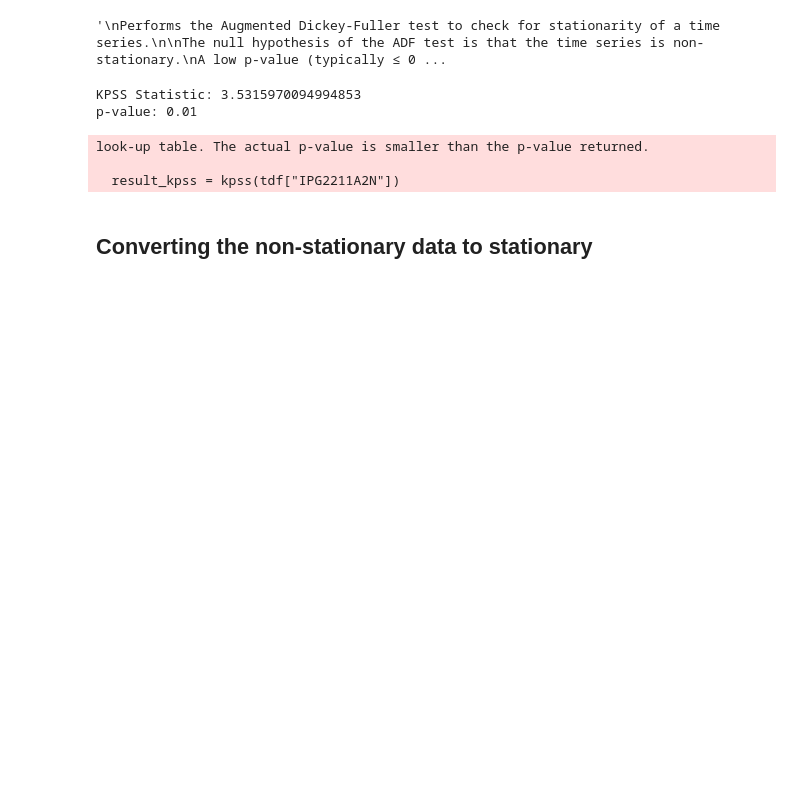
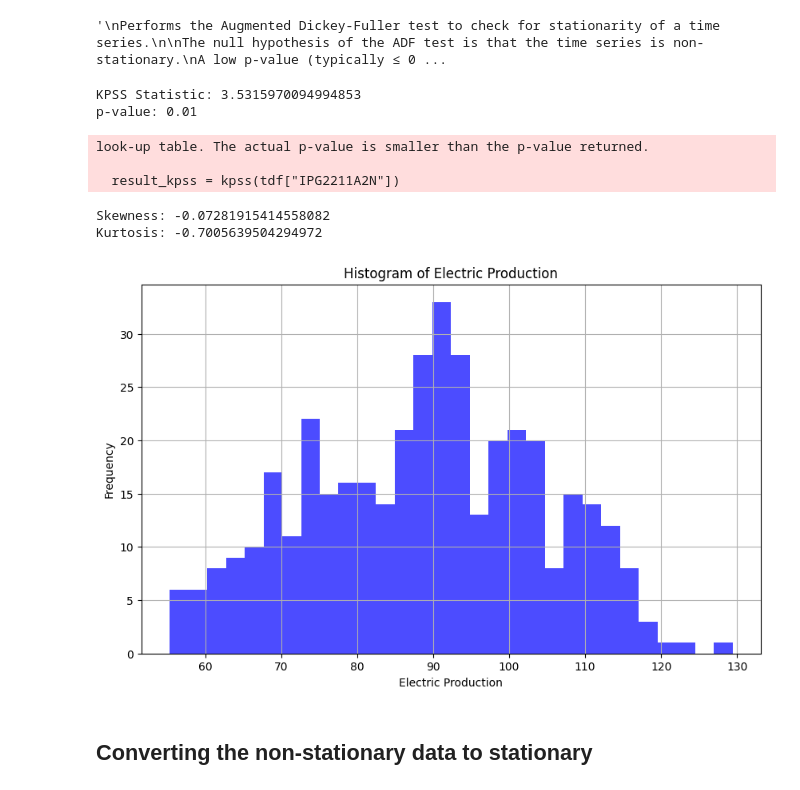
Before and after one commit to injilashah/TSD, a Jupyter notebook: starter_pack.ipynb, the cells around one changed output. Cells and saved outputs as stored; diff of their text form; code cells hidden in the pictures; blank space fills up the shorter version.

```diff
--- a/starter_pack.ipynb
+++ b/starter_pack.ipynb
@@ -151,6 +175,26 @@ p-value: 0.01
 look-up table. The actual p-value is smaller than the p-value returned.
 
   result_kpss = kpss(tdf["IPG2211A2N"])
+# %%
+# Checking skewness and kurtosis
+from scipy.stats import skew, kurtosis
+# Calculate skewness and kurtosis
+skewness = skew(tdf["IPG2211A2N"])
+kurt = kurtosis(tdf["IPG2211A2N"])
+print("Skewness:", skewness)
+print("Kurtosis:", kurt)
+# Plotting the histogram
+plt.figure(figsize=(10, 6))
+plt.hist(tdf["IPG2211A2N"], bins=30, color='blue', alpha=0.7)
+plt.title("Histogram of Electric Production")
+plt.xlabel("Electric Production")
+plt.ylabel("Frequency")
+plt.grid(True)
+plt.show()
+# %% [output]
+Skewness: -0.07281915414558082
+Kurtosis: -0.7005639504294972
+[figure, added]
 # %% [markdown]
 ## Converting the non-stationary data to stationary
 # %%
```
Also changed, not shown: parts of 24 cells of this notebook.
